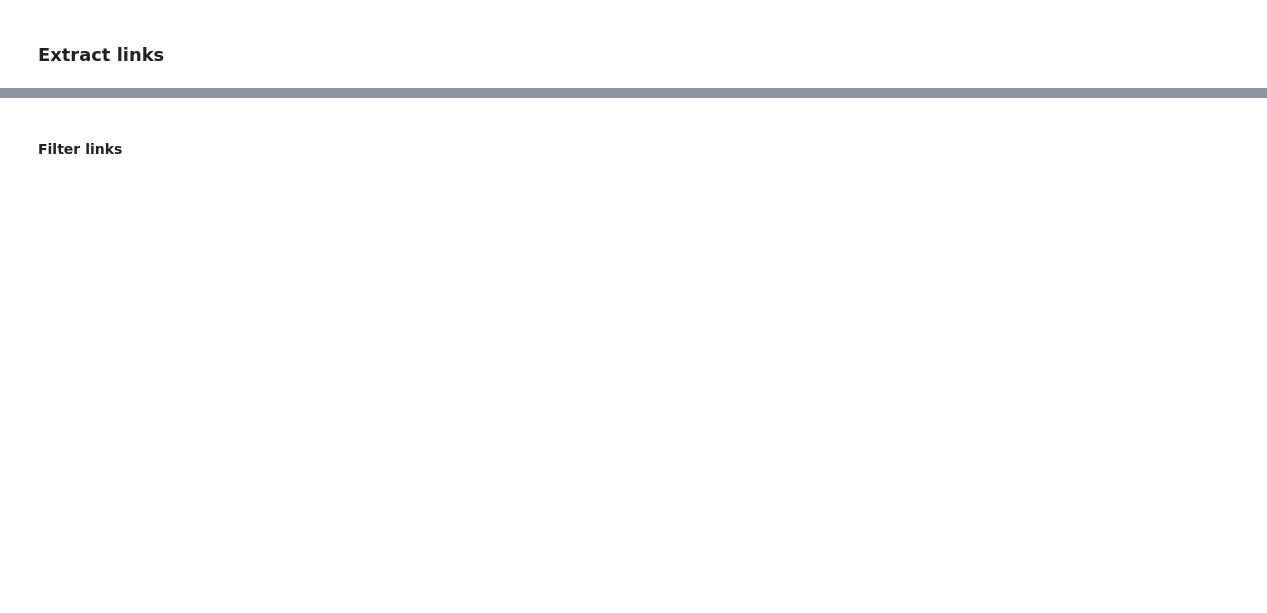
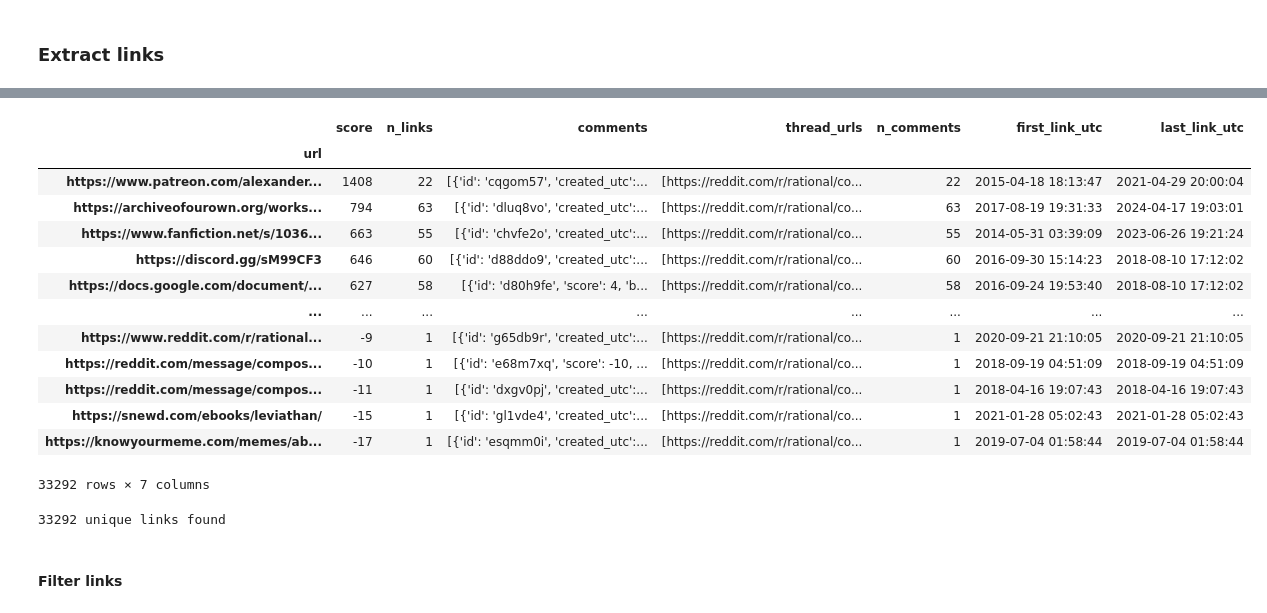
Before and after one commit to wassname/scrape_r_rational, a Jupyter notebook: nbs/mjc_004_process.ipynb, the cells around one changed output, grey strips where cells are left out. Cells and saved outputs as stored; diff of their text form; code cells hidden in the pictures; blank space fills up the shorter version.

```diff
--- a/nbs/mjc_004_process.ipynb
+++ b/nbs/mjc_004_process.ipynb
@@ -242,3 +252,55 @@ df_links
+# %%
+df_links1 = pd.DataFrame(data)
+# check for dups
+# print(df_links['url'].value_counts().head(10))
+
+# df_links1["created_utc"] = pd.to_datetime(df_links1["created_utc"], unit="s")
+
+
+def join_uniq_list(x: list) -> list:
+    return list(set(x))
+
+# def joun_uniq_comment(comments: list) -> list:
+#     d = {x['permalink']: x for x in comments}
+#     return list(d.values())
+
+
+df_links2 = df_links1.groupby("url").agg(
+    score=("score", "sum"),
+    n_links=("score", "count"),
+    comments=("comment", list),
+    thread_urls=("thread_url", join_uniq_list),
+).sort_values("score", ascending=False)
+
+# order comments by date
+df_links2["comments"] = df_links2["comments"].apply(
+    lambda x: sorted(x, key=lambda y: y["created_utc"])
+)
+
+# now add come things like first and last comment time
+df_links2['n_comments'] = df_links2['comments'].apply(len)
+df_links2['first_link_utc'] = pd.to_datetime(df_links2['comments'].apply(lambda x: min([y['created_utc'] for y in x])), unit='s')
+df_links2['last_link_utc'] = pd.to_datetime(df_links2['comments'].apply(lambda x: max([y['created_utc'] for y in x])), unit='s')
+df_links2
+# %% [output]
+|  | score | n_links | comments | thread_urls | n_comments | first_link_utc | last_link_utc |
+| url |  |  |  |  |  |  |  |
+| https://www.patreon.com/alexander... | 1408 | 22 | [{'id': 'cqgom57', 'created_utc':... | [https://reddit.com/r/rational/co... | 22 | 2015-04-18 18:13:47 | 2021-04-29 20:00:04 |
+| https://archiveofourown.org/works... | 794 | 63 | [{'id': 'dluq8vo', 'created_utc':... | [https://reddit.com/r/rational/co... | 63 | 2017-08-19 19:31:33 | 2024-04-17 19:03:01 |
+| https://www.fanfiction.net/s/1036... | 663 | 55 | [{'id': 'chvfe2o', 'created_utc':... | [https://reddit.com/r/rational/co... | 55 | 2014-05-31 03:39:09 | 2023-06-26 19:21:24 |
+| https://discord.gg/sM99CF3 | 646 | 60 | [{'id': 'd88ddo9', 'created_utc':... | [https://reddit.com/r/rational/co... | 60 | 2016-09-30 15:14:23 | 2018-08-10 17:12:02 |
+| https://docs.google.com/document/... | 627 | 58 | [{'id': 'd80h9fe', 'score': 4, 'b... | [https://reddit.com/r/rational/co... | 58 | 2016-09-24 19:53:40 | 2018-08-10 17:12:02 |
+| ... | ... | ... | ... | ... | ... | ... | ... |
+| https://www.reddit.com/r/rational... | -9 | 1 | [{'id': 'g65db9r', 'created_utc':... | [https://reddit.com/r/rational/co... | 1 | 2020-09-21 21:10:05 | 2020-09-21 21:10:05 |
+| https://reddit.com/message/compos... | -10 | 1 | [{'id': 'e68m7xq', 'score': -10, ... | [https://reddit.com/r/rational/co... | 1 | 2018-09-19 04:51:09 | 2018-09-19 04:51:09 |
+| https://reddit.com/message/compos... | -11 | 1 | [{'id': 'dxgv0pj', 'created_utc':... | [https://reddit.com/r/rational/co... | 1 | 2018-04-16 19:07:43 | 2018-04-16 19:07:43 |
+| https://snewd.com/ebooks/leviathan/ | -15 | 1 | [{'id': 'gl1vde4', 'created_utc':... | [https://reddit.com/r/rational/co... | 1 | 2021-01-28 05:02:43 | 2021-01-28 05:02:43 |
+| https://knowyourmeme.com/memes/ab... | -17 | 1 | [{'id': 'esqmm0i', 'created_utc':... | [https://reddit.com/r/rational/co... | 1 | 2019-07-04 01:58:44 | 2019-07-04 01:58:44 |
+33292 rows × 7 columns
+# %%
+print(f"{len(df_links2)} unique links found")
+# %% [output]
+33292 unique links found
 # %% [markdown]
 #### Filter links
 # %%
```
Also changed, not shown: parts of 35 cells of this notebook, 3 other files.
